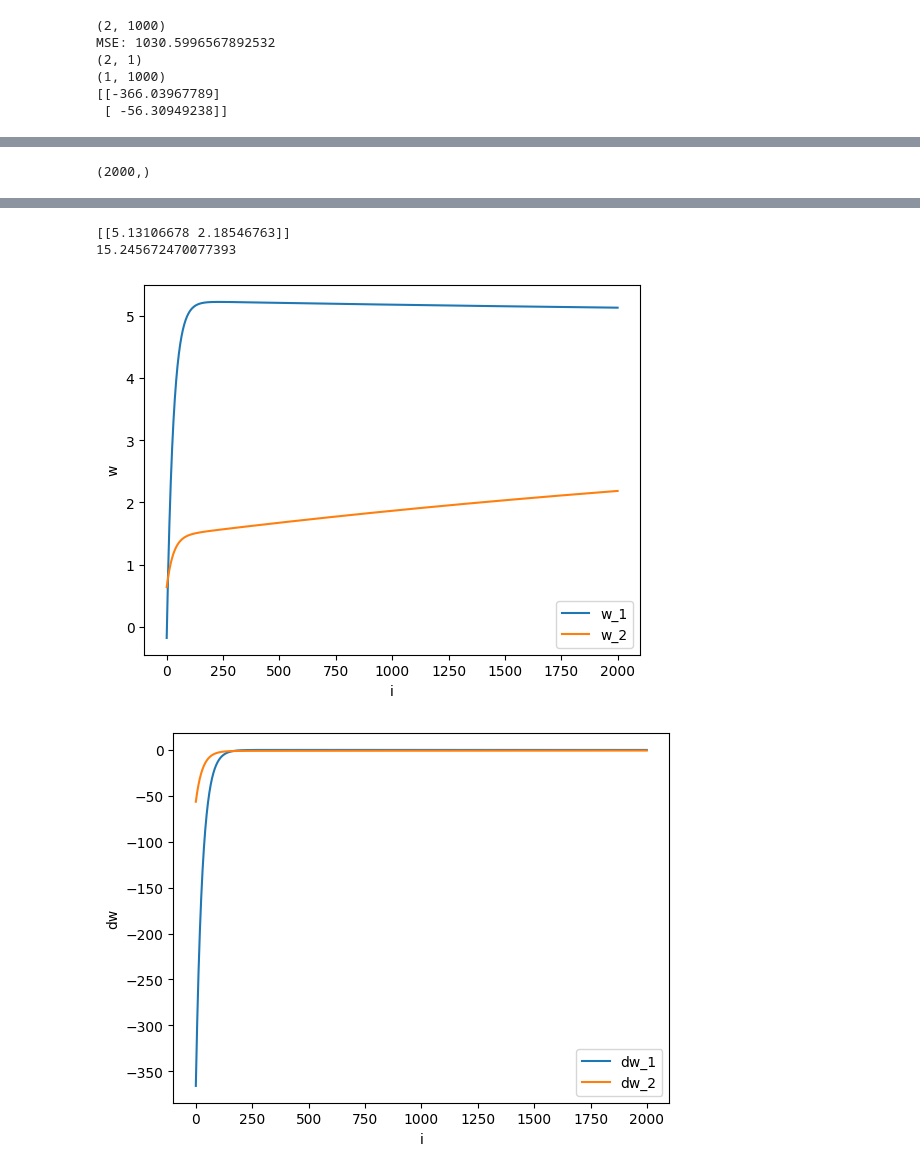
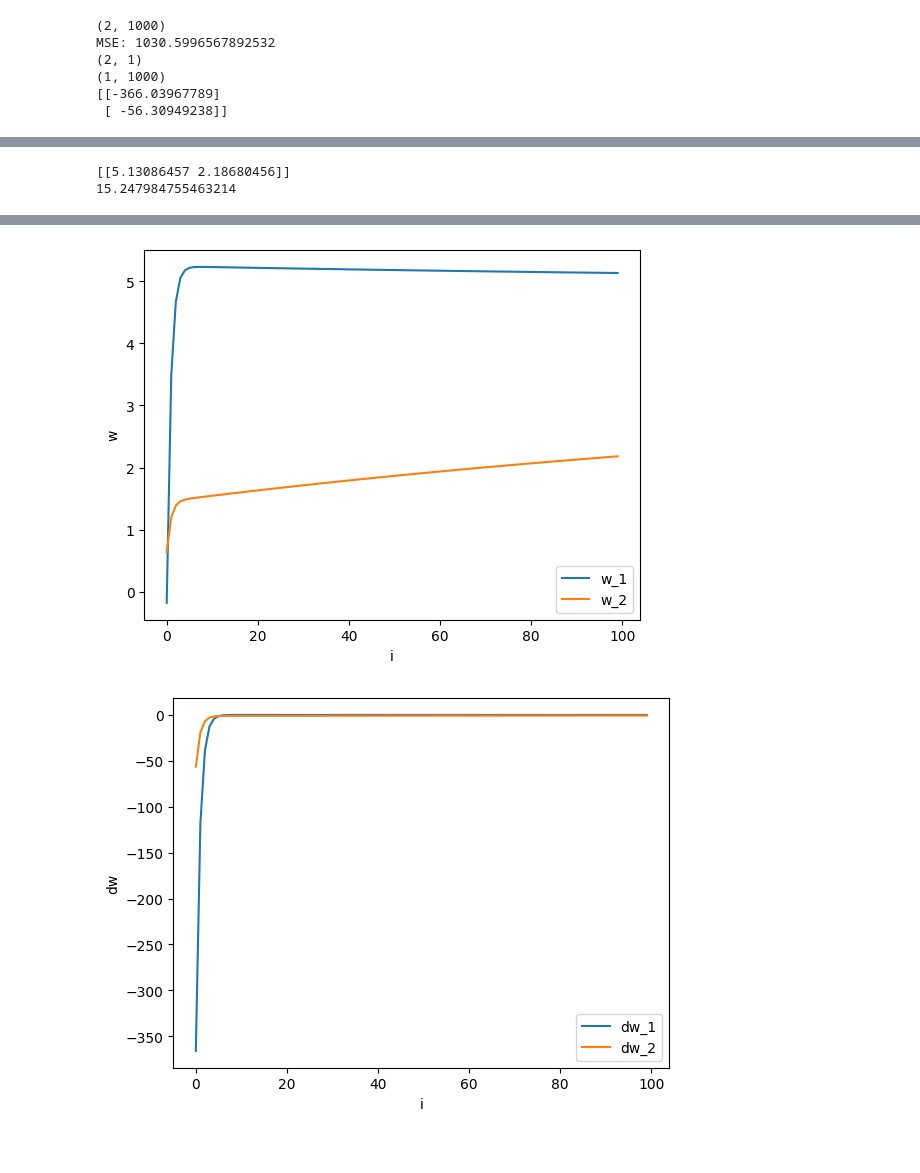
Before and after one commit to NikoFauter/Intro2DeepLearningExercises2023, a Jupyter notebook: Exercise 3/exercise3_regression_gradient.ipynb, the cells around one changed output, grey strips where cells are left out. Saved outputs shown, nothing was run; the diff lists cells and outputs as text; code cells hidden in the pictures.

```diff
--- a/Exercise 3/exercise3_regression_gradient.ipynb
+++ b/Exercise 3/exercise3_regression_gradient.ipynb
@@ -109,13 +109,14 @@ def gradient_loop(y,w,w_vec,dw_vec,X,iterations,loss_vec,i):
         w_vec[i,0]=w[0,0]
         w_vec[i,1]=w[0,1]
         dw=gradient_w(y,w,X)
+
         dw_vec[i,0]=dw[0,0]
         dw_vec[i,1]=dw[0,1]
         w=w-step_size*dw
+
         return gradient_loop(y,w,w_vec,dw_vec,X,iterations,loss_vec,i+1)
-iterations=2000
+iterations=100
 (loss_vec,w,w_vec,dw_vec)=gradient_loop(y,weights,np.zeros((iterations,2)),np.zeros((iterations,2)),X_,iterations,np.empty(iterations),0)
-print(loss_vec.shape)
 plt.figure()
 plt.plot(np.arange(0, iterations),loss_vec)
 plt.xlabel("i")
@@ -142 +144,2 @@ plt.show()
-(2000,)
+[[5.13086457 2.18680456]]
+15.247984755463214
@@ -144,4 +146,2 @@ plt.show()
-[[5.13106678 2.18546763]]
-15.245672470077393
-[figure, old version]
+[figure, new version]
-[figure, old version]
+[figure, new version]
```
Also changed, not shown: parts of 2 cells of this notebook, 1 other file.
